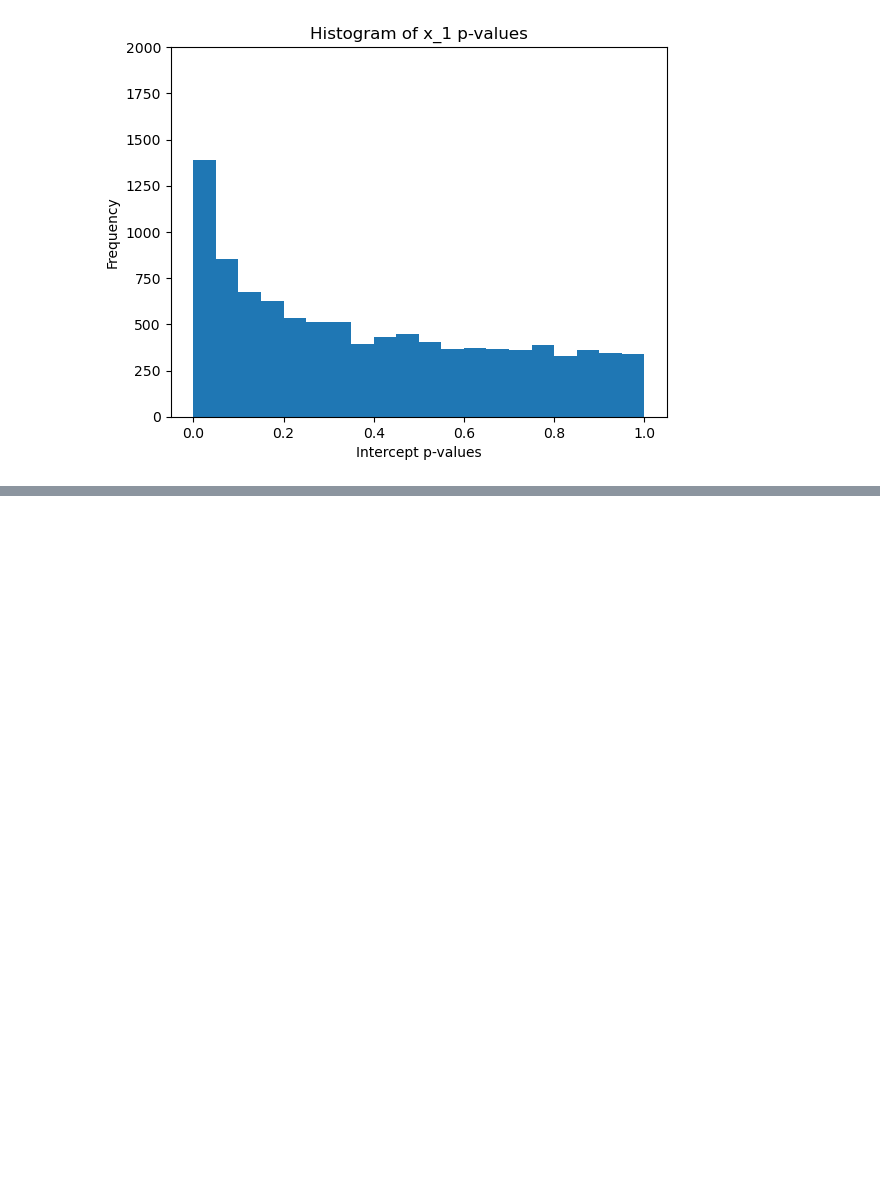
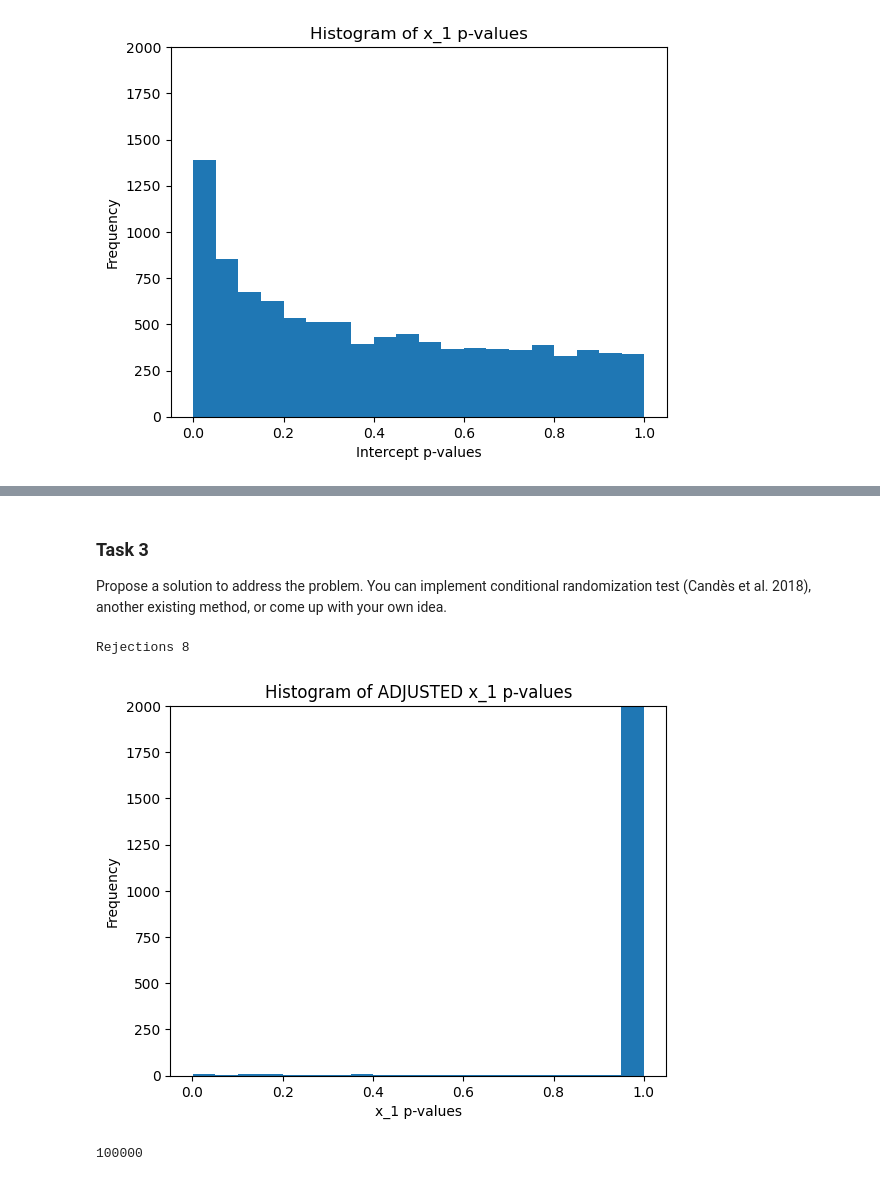
Before and after one commit to TheChickenAgent/ComputationalStatisticsKEN4258-ASG2, a Jupyter notebook: Assignment2.ipynb, the cells around one changed output, grey strips where cells are left out. Drawn from its saved outputs; the diff is of its cells as text; code cells hidden in the pictures; blank space fills up the shorter version.

Commit message:
Progress task 3

```diff
--- a/Assignment2.ipynb
+++ b/Assignment2.ipynb
@@ -287,0 +316,28 @@ plt.show()
+# %% [markdown]
+### Task 3
+
+Propose a solution to address the problem. You can implement conditional randomization test (Candès et al. 2018), another existing method, or come up with your own idea.
+# %%
+from statsmodels.stats.multitest import multipletests
+import numpy as np
+import matplotlib.pyplot as plt
+
+#multipletests(pvals, alpha=0.05, method='hs', maxiter=1, is_sorted=False, returnsorted=False)
+reject, pvals_corrected, alphacSidak, alphacBonf= multipletests(df['x1 p-values'].values, method='bonferroni', is_sorted=False)
+#reject, pvals_corrected, alphacSidak, alphacBonf= multipletests(df['x1 p-values'].values, method='sidak', is_sorted=False)
+#reject, pvals_corrected, alphacSidak, alphacBonf= multipletests(df['x1 p-values'].values, method='holm-sidak', is_sorted=False)
+#reject, pvals_corrected, alphacSidak, alphacBonf= multipletests(df['x1 p-values'].values, method='holm', is_sorted=False)
+
+
+print('Rejections', np.sum(reject))
+
+# Show a histogram of the p-values
+plt.hist(pvals_corrected, bins=20) #paper has 20 bins
+plt.xlabel('x_1 p-values')
+plt.ylabel('Frequency')
+plt.title('Histogram of ADJUSTED x_1 p-values')
+plt.ylim((0, 2000))
+plt.show()
+# %% [output]
+Rejections 8
+[figure, added]
@@ -287,0 +418,4 @@ plt.show()
+# %%
+len(p_values)
+# %% [output]
+100000
```
Also changed, not shown: parts of 9 cells of this notebook, 5 other files.
